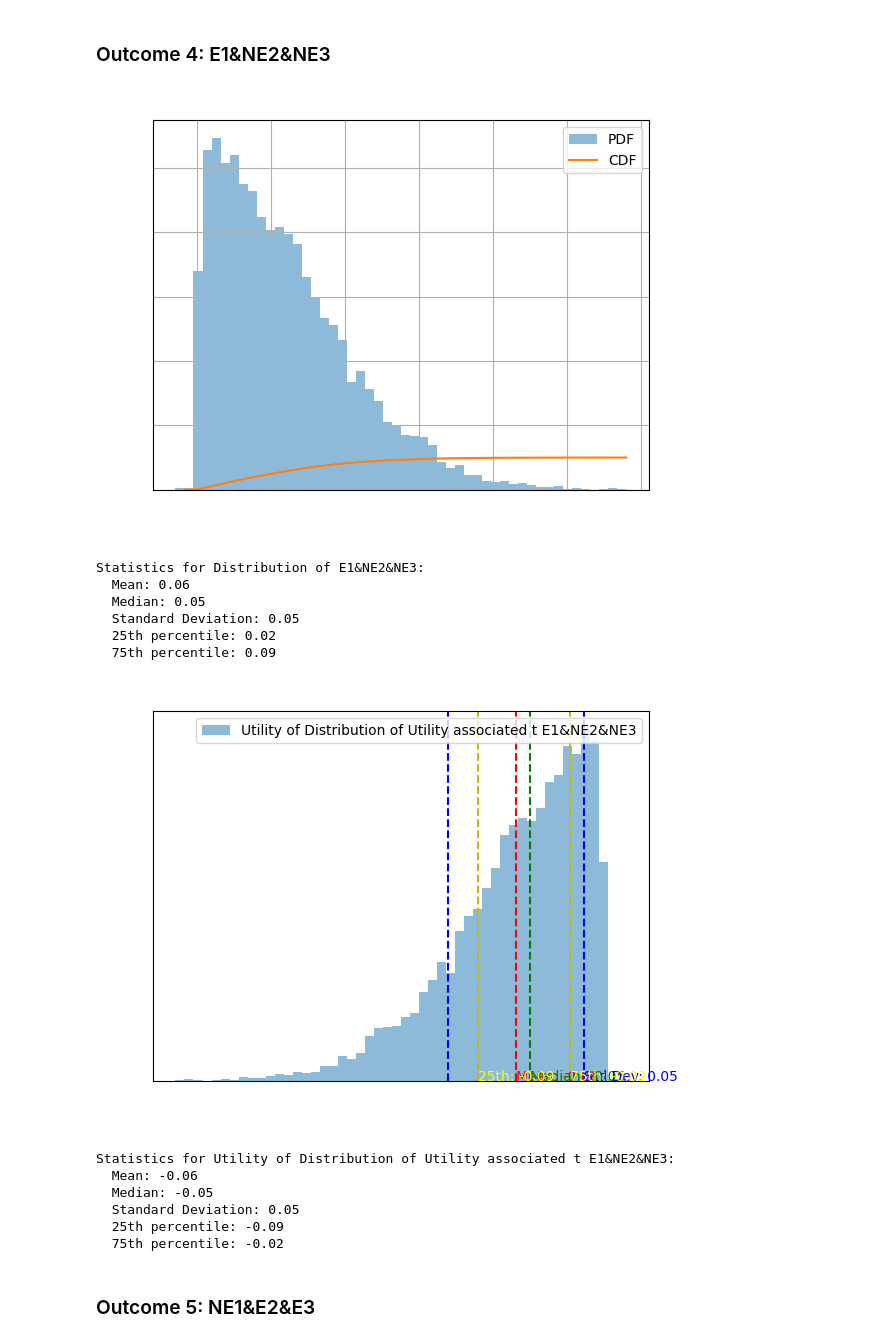
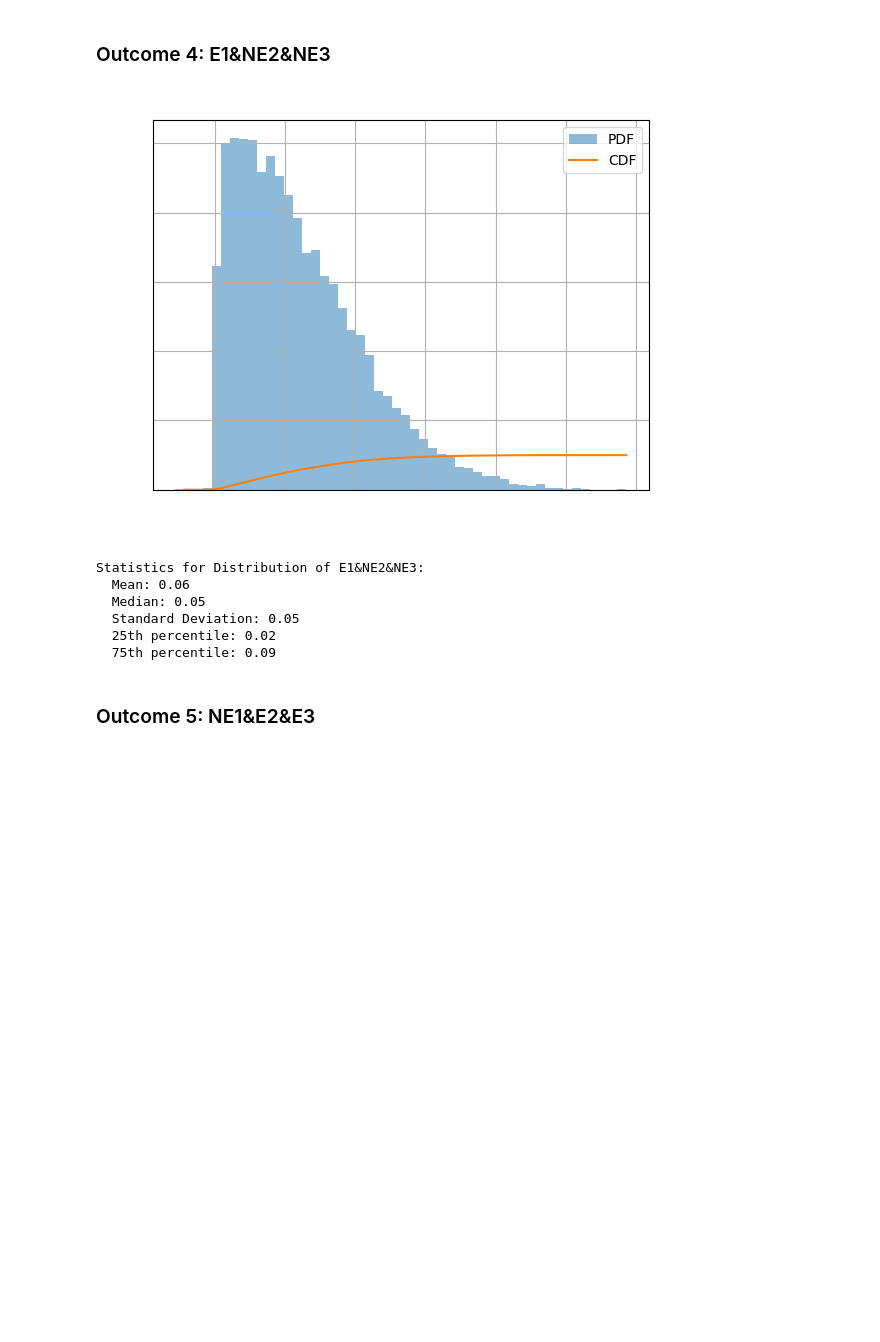
Before and after one commit to Netajam/Decision-Optimizer, a Jupyter notebook: notebook/travel_decision_example.ipynb, the cells around one changed output. Cells and saved outputs as stored; diff of their text form; code cells hidden in the pictures; blank space fills up the shorter version.

```diff
--- a/notebook/travel_decision_example.ipynb
+++ b/notebook/travel_decision_example.ipynb
@@ -19,6 +19,6 @@ start_time = time.time()
 # %% [markdown]
 ## E1: Friend1 comes
 # %%
-E1 = ProbabilisticEvent("E1", "normal", {'mean': 0.3, 'std': 0.1})
+E1 = Event("E1", "normal", {'mean': 0.3, 'std': 0.1}, lambda x: -2*x)
 plot_probability_distribution(E1.sample(), "Probability of E1 occuring")
 # %% [output]
@@ -33,6 +33,6 @@ plot_probability_distribution(NE1.sample(), "Probability of NE1")
 # %% [markdown]
 ## Event 2: Friend 2 comes
 # %%
-E2 = ProbabilisticEvent("E2", "normal", {'mean': 0.6, 'std': 0.1})
+E2 = Event("E2", "normal", {'mean': 0.6, 'std': 0.1}, lambda x: 2*x)
 plot_probability_distribution(E2.sample(), "Probability of E2 occuring")
 # %% [output]
@@ -45,6 +45,6 @@ plot_probability_distribution(NE2.sample(), "Probability of event 2 not occuring
 # %% [markdown]
 ## Event 3: Me coming
 # %%
-E3 = ProbabilisticEvent("E3", "uniform", {'start': 0, 'end': 1})
+E3 = Event("E3", "uniform", {'start': 0, 'end': 1}, lambda x: 1*x)
 plot_probability_distribution(E3.sample(), "Probability of  E3 occuring")
 # %% [output]
@@ -105,15 +91,12 @@ Statistics for Utility of Distribution of Utility associated t E1&E2&E3:
 ### Outcome2: E1&E3&NE3
 # %%
 outcome_title = "E1&E3&NE3"
-def utility_function(samples):
-    return 1*samples
-def combine_formula(samples1, samples2,samples3):
-    return samples1* samples2*samples3
 
 
-outcome = Outcome(outcome_title,  decision2, [E1,E2,NE3], combine_formula, utility_function)
+
+
+outcome = Outcome(outcome_title,  decision2, [E1,E2,NE3], lambda x,y,z:x*y*z, lambda x : 2*x)
 outcome2=outcome
 outcome_samples = outcome.generate_samples()
 plot_distribution(outcome_samples, "Distribution of "+outcome_title)
-plot_utility_distribution(outcome_samples, utility_function, 'Distribution of Utility associated t '+outcome_title)
 # %% [output]
@@ -165,32 +131,23 @@ Statistics for Utility of Distribution of Utility associated t E1&E3&NE3:
 ### Outcome 4: E1&NE2&NE3
 # %%
 outcome_title = "E1&NE2&NE3"
-def utility_function(samples):
-    return -1*samples
+
 def combine_formula(samples1, samples2,samples3):
     return samples1* samples2*samples3
 
 
-outcome = Outcome(outcome_title, decision2, [E1,NE2,NE3], combine_formula, utility_function)
+outcome = Outcome(outcome_title, decision2, [E1,NE2,NE3], combine_formula,  lambda x: x)
 outcome4=outcome
 outcome_samples = outcome.generate_samples()
 plot_distribution(outcome_samples, "Distribution of "+outcome_title)
-plot_utility_distribution(outcome_samples, utility_function, 'Distribution of Utility associated t '+outcome_title)
 # %% [output]
-[figure, old version]
+[figure, new version]
 Statistics for Distribution of E1&NE2&NE3:
   Mean: 0.06
   Median: 0.05
   Standard Deviation: 0.05
   25th percentile: 0.02
   75th percentile: 0.09
-[figure, removed]
-Statistics for Utility of Distribution of Utility associated t E1&NE2&NE3:
-  Mean: -0.06
-  Median: -0.05
-  Standard Deviation: 0.05
-  25th percentile: -0.09
-  75th percentile: -0.02
 # %% [markdown]
 ### Outcome 5: NE1&E2&E3
 # %%
```
Also changed, not shown: parts of 19 cells of this notebook, 22 other files.
